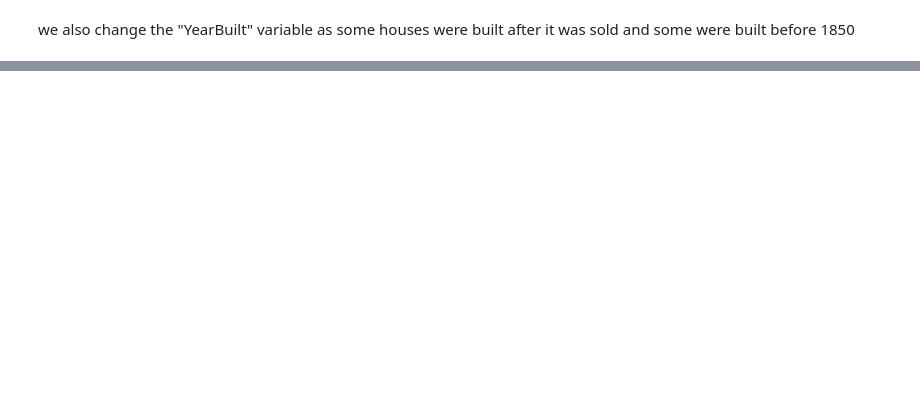
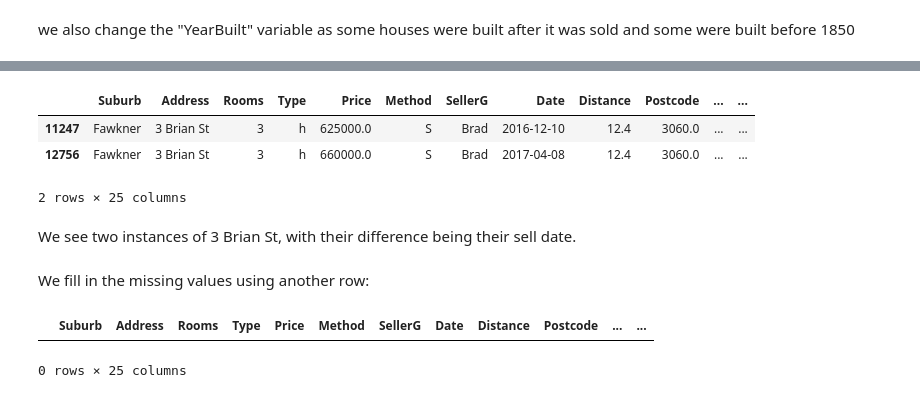
Before and after one commit to Noha-Jung3/Melbourne-Housing-Price-Prediction, a Jupyter notebook: EDA and Predictions.ipynb, the cells around one changed output, grey strips where cells are left out. Drawn from its saved outputs; the diff is of its cells as text; code cells hidden in the pictures; blank space fills up the shorter version.

```diff
--- a/EDA and Predictions.ipynb
+++ b/EDA and Predictions.ipynb
@@ -318,0 +348,11 @@ housing.loc[(housing['YearBuilt'] > housing['Year_Sold']) | (housing['YearBuilt'
+# %%
+housing.loc[(housing["Suburb"] == 'Fawkner') & (housing["Address"] == '3 Brian St')]
+# %% [output]
+|  | Suburb | Address | Rooms | Type | Price | Method | SellerG | Date | Distance | Postcode | ... | ... |
+| 11247 | Fawkner | 3 Brian St | 3 | h | 625000.0 | S | Brad | 2016-12-10 | 12.4 | 3060.0 | ... | ... |
+| 12756 | Fawkner | 3 Brian St | 3 | h | 660000.0 | S | Brad | 2017-04-08 | 12.4 | 3060.0 | ... | ... |
+2 rows × 25 columns
+# %% [markdown]
+We see two instances of 3 Brian St, with their difference being their sell date.
+# %% [markdown]
+We fill in the missing values using another row:
@@ -318,0 +365,6 @@ housing.loc[(housing['YearBuilt'] > housing['Year_Sold']) | (housing['YearBuilt'
+# %%
+housing[housing["Postcode"].isnull()]
+housing[housing["Distance"].isnull()]
+# %% [output]
+|  | Suburb | Address | Rooms | Type | Price | Method | SellerG | Date | Distance | Postcode | ... | ... |
+0 rows × 25 columns
```
Also changed, not shown: parts of 20 cells of this notebook.
